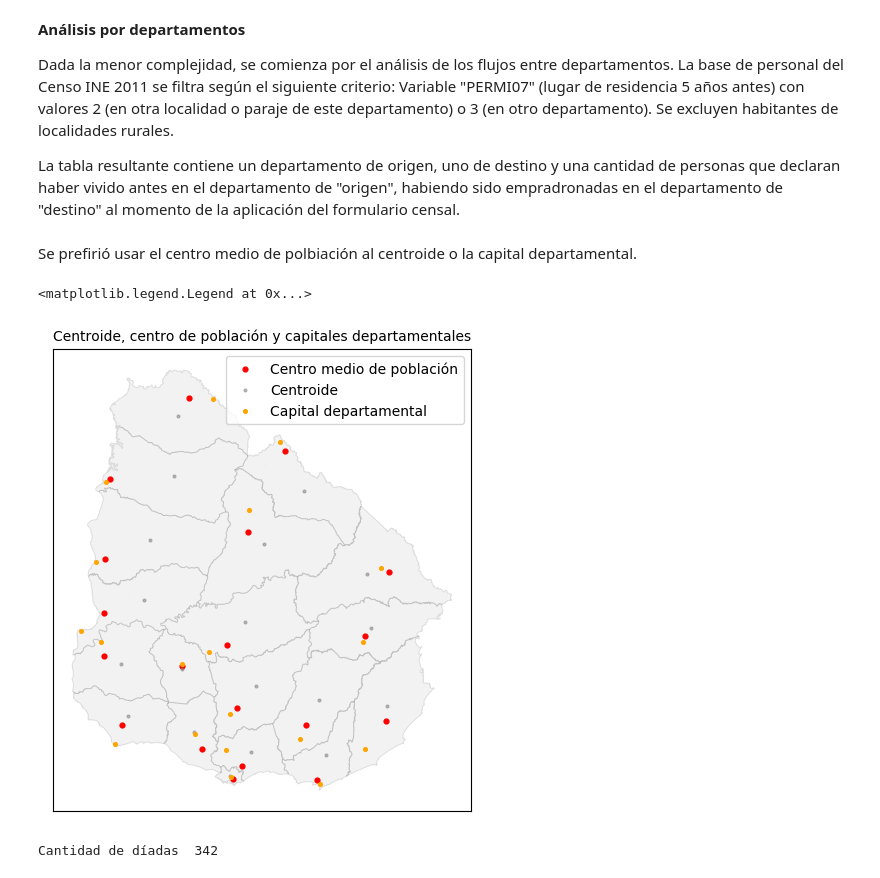
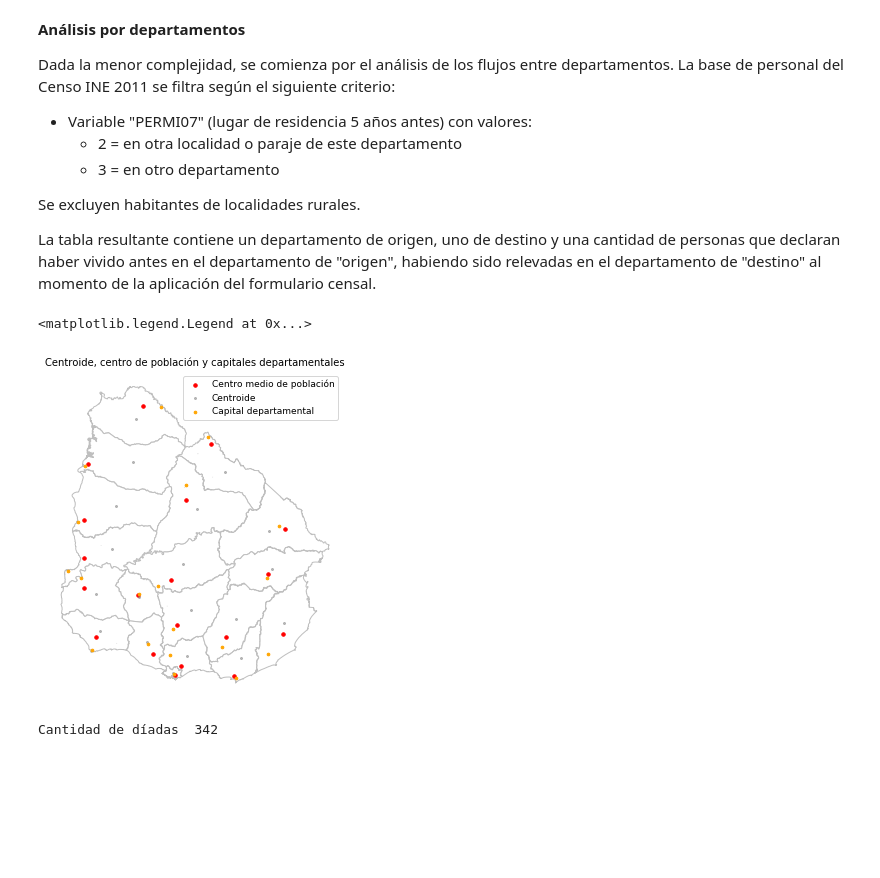
Before and after one commit to guillermodangelo/tesis, a Jupyter notebook: 02-metodologia.ipynb, the cells around one changed output. Drawn from its saved outputs; the diff is of its cells as text; code cells hidden in the pictures; blank space fills up the shorter version.

```diff
--- a/02-metodologia.ipynb
+++ b/02-metodologia.ipynb
@@ -69,9 +91,13 @@ datos_dpto = pd.merge(pbi, poblacion, on='DPTO')
 
 Dada la menor complejidad, se comienza por el análisis de los flujos entre departamentos.
 La base de personal del Censo INE 2011 se filtra según el siguiente criterio:
-Variable "PERMI07" (lugar de residencia 5 años antes) con valores 2 (en otra localidad o paraje de este departamento) o 3 (en otro departamento). Se excluyen habitantes de localidades rurales.
+- Variable "PERMI07" (lugar de residencia 5 años antes) con valores:
+    - 2 = en otra localidad o paraje de este departamento
+    - 3 = en otro departamento
 
-La tabla resultante contiene un departamento de origen, uno de destino y una cantidad de personas que declaran haber vivido antes en el departamento de "origen", habiendo sido empradronadas en el departamento de "destino" al momento de la aplicación del formulario censal.
+Se excluyen habitantes de localidades rurales.
+
+La tabla resultante contiene un departamento de origen, uno de destino y una cantidad de personas que declaran haber vivido antes en el departamento de "origen", habiendo sido relevadas en el departamento de "destino" al momento de la aplicación del formulario censal.
 # %%
 # define vector de nombres de columnas para filtrar
 cols = ['DPTO', 'LOC', 'SECC', 'SEGM', 'PERMI07', 'PERMI07_1', 'PERMI07_2', 'PERMI07_3', 'PERMI07_4']
@@ -96,34 +122,31 @@ p_migr.loc[:,('depto_origen')] = p_migr.loc[:,('depto_origen')].astype(int)
 
 # renombra DPTO
 p_migr.rename(columns={'DPTO': 'depto_destino'}, inplace=True)
-# %% [markdown]
-Se prefirió usar el centro medio de polbiación al centroide o la capital departamental.
 # %%
 # plot de las capas de departamentos y localidades
-plt.style.use('default')
+f, ax = plt.subplots(1,figsize=(8,6))
 
-f, ax = pl.subplots(figsize=(8,6))
+# apaga ejes
+plt.axis('off')
+ax.get_yaxis().set_visible(False)
+ax.get_xaxis().set_visible(False)
 
 # deptos
-deptos.plot(linewidth = 0.7, edgecolor='black', color = 'grey', alpha=0.1, ax = ax)
+deptos.plot(color='w', edgecolor='0.75',ax=ax)
 
 # localidades
 centro_pobl.plot(markersize=12, color = 'red', ax = ax, label='Centro medio de población')
 deptos.geometry.centroid.plot(markersize=4, color = 'grey', alpha=0.5, ax = ax, label='Centroide')
 capital.plot(markersize=7, color = 'orange', ax = ax, label='Capital departamental')
 
-# oculta ejes
-ax.get_xaxis().set_visible(False)
-ax.get_yaxis().set_visible(False)
-
 # título
 pl.title("Centroide, centro de población y capitales departamentales", size=10)
 
 # referencias
-plt.legend()
+plt.legend(fontsize=9)
 # %% [output]
 <matplotlib.legend.Legend at 0x...>
-[figure, old version]
+[figure, new version]
 # %%
 # genera un sólo dataframe solo para deptos
 flujos_deptos = p_migr[['depto_origen', 'depto_destino']]
```
Also changed, not shown: parts of 42 cells of this notebook.
